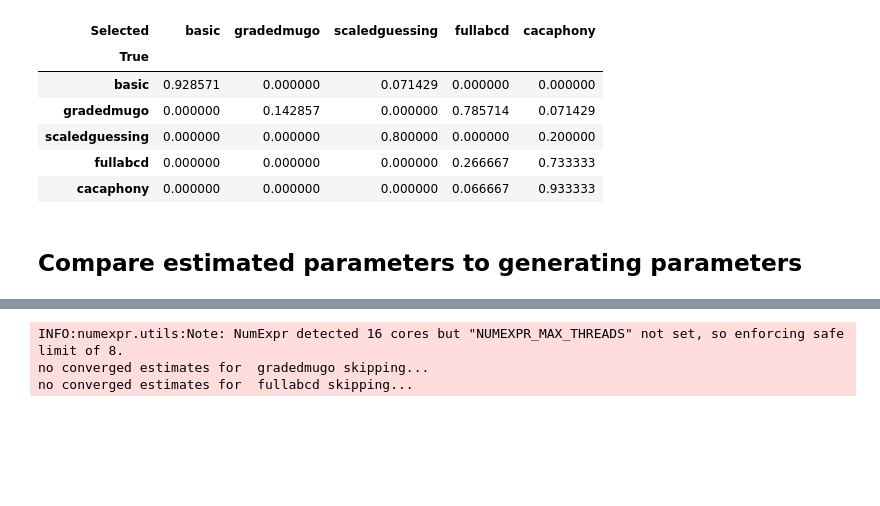
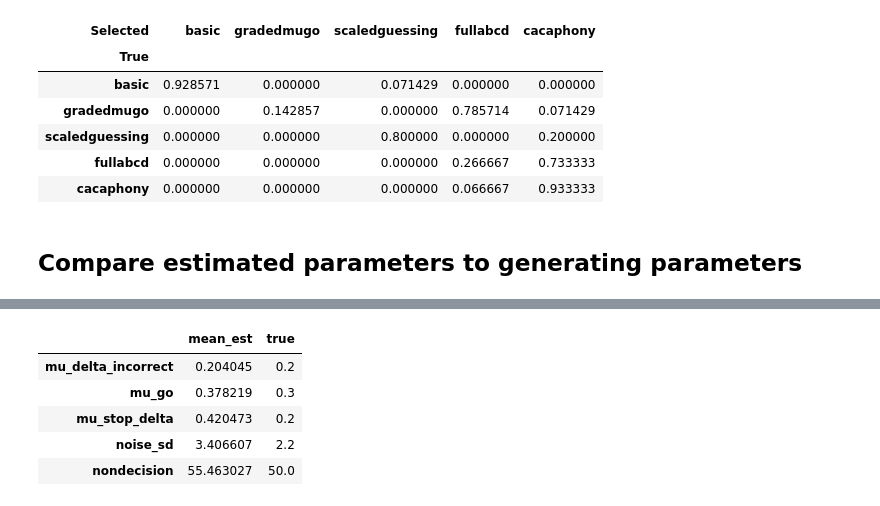
Before and after one commit to henrymj/ABCD_simulations, a Jupyter notebook: generative_model/ModelRecovery.ipynb, the cells around one changed output, grey strips where cells are left out. Drawn from its saved outputs; the diff is of its cells as text; code cells hidden in the pictures; blank space fills up the shorter version.

```diff
--- a/generative_model/ModelRecovery.ipynb
+++ b/generative_model/ModelRecovery.ipynb
@@ -162,40 +157,43 @@ Name: 9, dtype: float64
+# %%
+
+df = pd.DataFrame({'mean_est': estparams_df.mean(axis=1), 'true': 0})
+for p, value in trueparams.items():
+    df.loc[p, 'true'] = value
+
+df
+# %% [output]
+|  | mean_est | true |
+| mu_delta_incorrect | 0.204045 | 0.2 |
+| mu_go | 0.378219 | 0.3 |
+| mu_stop_delta | 0.420473 | 0.2 |
+| noise_sd | 3.406607 | 2.2 |
+| nondecision | 55.463027 | 50.0 |
 # %%
 ## Compare true results to estimated results
 
 from stopsignalmodel import StopSignalModel
 
-goodmodels = models.copy()
-results_df = {}
-ssd_df = {}
-for modelnum, model in enumerate(models):
-    if len(estparams[model]) == 0:
-        print('no converged estimates for ', model, 'skipping...')
-        goodmodels.remove(model)
-        continue
-    ssm = StopSignalModel(model, parameters=parameters[model])
-    sim_results = ssm.fit_transform(estparams[model])
 
-    observed_data = ssm.fit_transform(trueparams[model])
-    results_df[model] = pd.DataFrame(columns=['simulation', 'data'])
+ssm = StopSignalModel(model, parameters=parameters[model])
+sim_results = ssm.fit_transform(estparams_df.mean(axis=1).to_dict())
 
-    for k in sim_results:
-        if not k.find('presp')>-1 and not k.find('accuracy')>-1:
-            # print(k, simulation[k], observed_data[k])
-            results_df[model].loc[k] = [sim_results[k], observed_data[k]]
+observed_data = ssm.fit_transform(trueparams)
+results_df = pd.DataFrame(columns=['fitted_params', 'true_params'])
 
-    ssdvals = np.arange(0, 501, 50)
+for k in sim_results:
+    if not k.find('presp')>-1 and not k.find('accuracy')>-1:
+        # print(k, simulation[k], observed_data[k])
+        results_df.loc[k] = [sim_results[k], observed_data[k]]
 
-    ssd_df[model] = pd.DataFrame(
-        columns=['SSD', 'presp_true', 'presp_fitted', 'accuracy_true', 'accuracy_fitted'])
-    for i, ssd in enumerate(ssdvals):
-        ssd_df[model].loc[i, :] = [
-            ssd,
-            observed_data[f'presp_{i}'],
-            sim_results[f'presp_{i}'],
-            observed_data[f'accuracy_{i}'],
-            sim_results[f'accuracy_{i}'],
-        ]
+ssdvals = np.arange(0, 501, 50)
+
+ssd_df = pd.DataFrame(
+    columns=['SSD', 'presp_true', 'presp_fitted', 'accuracy_true', 'accuracy_fitted'])
+for i, ssd in enumerate(ssdvals):
+    ssd_df.loc[i, :] = [
+        ssd,
+        observed_data[f'presp_{i}'],
+        sim_results[f'presp_{i}'],
+        observed_data[f'accuracy_{i}'],
+        sim_results[f'accuracy_{i}'],
+    ]
-# %% [output]
-INFO:numexpr.utils:Note: NumExpr detected 16 cores but "NUMEXPR_MAX_THREADS" not set, so enforcing safe limit of 8.
-no converged estimates for  gradedmugo skipping...
-no converged estimates for  fullabcd skipping...
```
Also changed, not shown: parts of 4 cells of this notebook, 5 other files.
